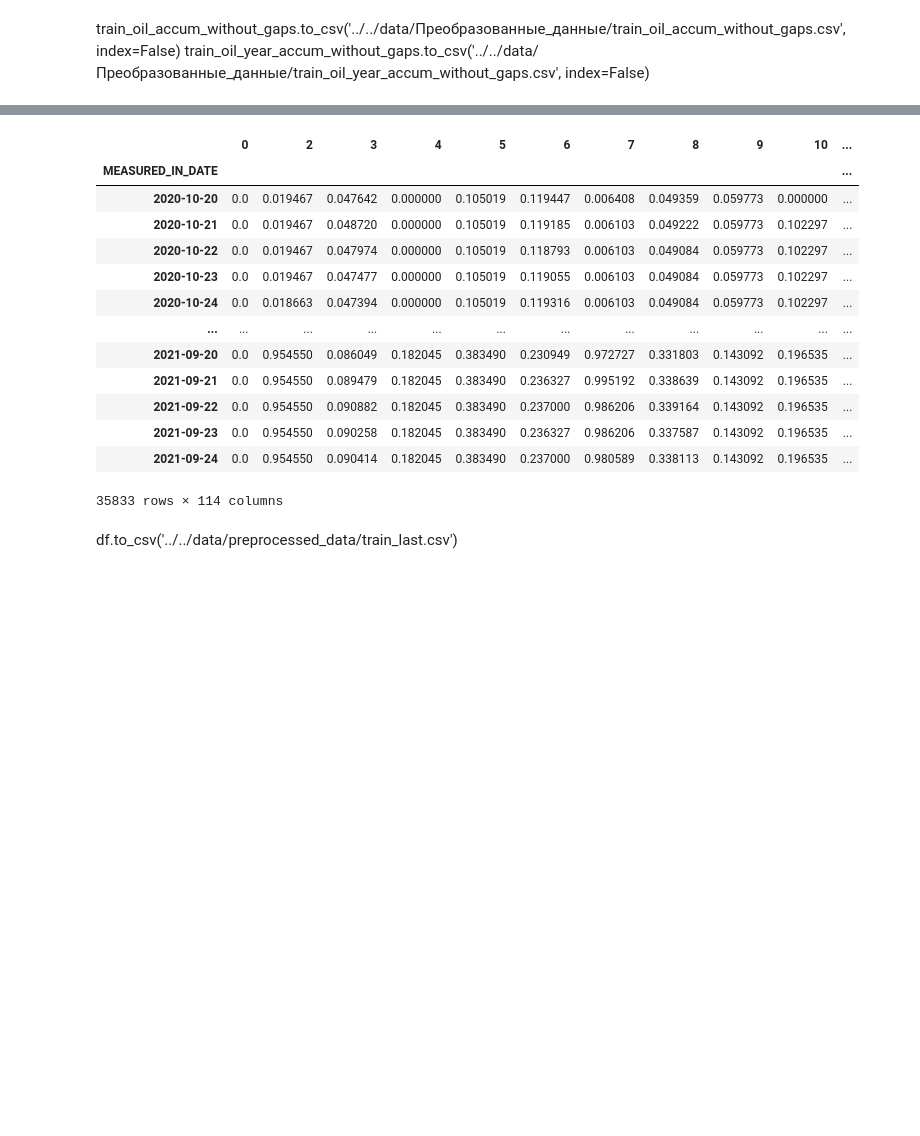
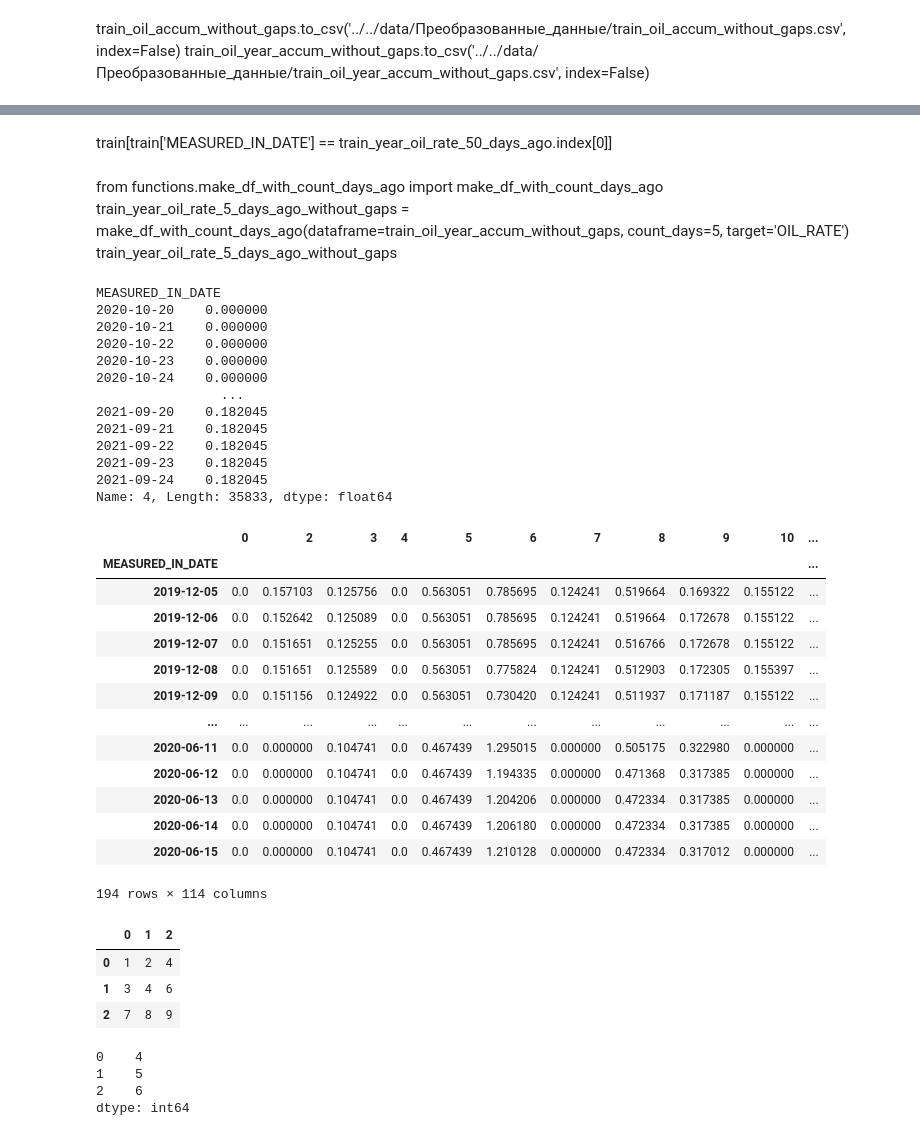
Before and after one commit to AleksanderTalmenev/oil_production_forecasting, a Jupyter notebook: project/prepare_dataframe/DataFrame.ipynb, the cells around one changed output, grey strips where cells are left out. Saved outputs shown, nothing was run; the diff lists cells and outputs as text; code cells hidden in the pictures; blank space fills up the shorter version.

```diff
--- a/project/prepare_dataframe/DataFrame.ipynb
+++ b/project/prepare_dataframe/DataFrame.ipynb
@@ -56,6 +57,3 @@ graph_wells.head()
 # %%
 train_oil_year_accum = pd.read_csv('../../data/preprocessed_data/train_oil_year_accum.csv')
 train_oil_year_accum['MEASURED_IN_DATE'] = pd.to_datetime(train_oil_year_accum['MEASURED_IN_DATE'])
-# %%
-train_oil_year_accum = pd.read_csv('../../data/preprocessed_data/train_oil_year_accum.csv')
-train_oil_year_accum_without_gaps = make_df_without_gaps(dataframe=train_oil_year_accum, date_column='MEASURED_IN_DATE', group_params='WELL_NAME')
@@ -160,23 +85,60 @@ from functions.uppend_inj_wells import uppend_inj_wells
+# %% [markdown]
+train[train['MEASURED_IN_DATE'] == train_year_oil_rate_50_days_ago.index[0]]
+# %% [markdown]
+from functions.make_df_with_count_days_ago import make_df_with_count_days_ago
+train_year_oil_rate_5_days_ago_without_gaps = make_df_with_count_days_ago(dataframe=train_oil_year_accum_without_gaps,
+                                                                count_days=5, target='OIL_RATE')
+train_year_oil_rate_5_days_ago_without_gaps
 # %%
 df = make_df_without_gaps(train_oil_year_accum, date_column='MEASURED_IN_DATE', group_params='WELL_NAME')
 df = make_df_with_count_days_ago(dataframe=df, count_days=50, target='OIL_RATE')
 df = uppend_p_zab(preproc_df=df, train_df=train_oil_year_accum)
-df = uppend_inj_wells(preproc_df=df, train_df=train, graph_wells=graph_wells)
-df
+df = uppend_inj_wells(preproc_df=df, train_df=train, distance=True, graph_wells=graph_wells)
+df[4]
 # %% [output]
-|  | 0 | 2 | 3 | 4 | 5 | 6 | 7 | 8 | 9 | 10 | ... |
-| MEASURED_IN_DATE |  |  |  |  |  |  |  |  |  |  | ... |
-| 2020-10-20 | 0.0 | 0.019467 | 0.047642 | 0.000000 | 0.105019 | 0.119447 | 0.006408 | 0.049359 | 0.059773 | 0.000000 | ... |
-| 2020-10-21 | 0.0 | 0.019467 | 0.048720 | 0.000000 | 0.105019 | 0.119185 | 0.006103 | 0.049222 | 0.059773 | 0.102297 | ... |
-| 2020-10-22 | 0.0 | 0.019467 | 0.047974 | 0.000000 | 0.105019 | 0.118793 | 0.006103 | 0.049084 | 0.059773 | 0.102297 | ... |
-| 2020-10-23 | 0.0 | 0.019467 | 0.047477 | 0.000000 | 0.105019 | 0.119055 | 0.006103 | 0.049084 | 0.059773 | 0.102297 | ... |
-| 2020-10-24 | 0.0 | 0.018663 | 0.047394 | 0.000000 | 0.105019 | 0.119316 | 0.006103 | 0.049084 | 0.059773 | 0.102297 | ... |
-| ... | ... | ... | ... | ... | ... | ... | ... | ... | ... | ... | ... |
-| 2021-09-20 | 0.0 | 0.954550 | 0.086049 | 0.182045 | 0.383490 | 0.230949 | 0.972727 | 0.331803 | 0.143092 | 0.196535 | ... |
-| 2021-09-21 | 0.0 | 0.954550 | 0.089479 | 0.182045 | 0.383490 | 0.236327 | 0.995192 | 0.338639 | 0.143092 | 0.196535 | ... |
-| 2021-09-22 | 0.0 | 0.954550 | 0.090882 | 0.182045 | 0.383490 | 0.237000 | 0.986206 | 0.339164 | 0.143092 | 0.196535 | ... |
-| 2021-09-23 | 0.0 | 0.954550 | 0.090258 | 0.182045 | 0.383490 | 0.236327 | 0.986206 | 0.337587 | 0.143092 | 0.196535 | ... |
-| 2021-09-24 | 0.0 | 0.954550 | 0.090414 | 0.182045 | 0.383490 | 0.237000 | 0.980589 | 0.338113 | 0.143092 | 0.196535 | ... |
-35833 rows × 114 columns
+MEASURED_IN_DATE
+2020-10-20    0.000000
+2020-10-21    0.000000
+2020-10-22    0.000000
+2020-10-23    0.000000
+2020-10-24    0.000000
+                ...
+2021-09-20    0.182045
+2021-09-21    0.182045
+2021-09-22    0.182045
+2021-09-23    0.182045
+2021-09-24    0.182045
+Name: 4, Length: 35833, dtype: float64
-# %% [markdown]
-df.to_csv('../../data/preprocessed_data/train_last.csv')
+# %%
+df[df['WELL_NAME'] == 4]
+# %% [output]
+|  | 0 | 2 | 3 | 4 | 5 | 6 | 7 | 8 | 9 | 10 | ... |
+| MEASURED_IN_DATE |  |  |  |  |  |  |  |  |  |  | ... |
+| 2019-12-05 | 0.0 | 0.157103 | 0.125756 | 0.0 | 0.563051 | 0.785695 | 0.124241 | 0.519664 | 0.169322 | 0.155122 | ... |
+| 2019-12-06 | 0.0 | 0.152642 | 0.125089 | 0.0 | 0.563051 | 0.785695 | 0.124241 | 0.519664 | 0.172678 | 0.155122 | ... |
+| 2019-12-07 | 0.0 | 0.151651 | 0.125255 | 0.0 | 0.563051 | 0.785695 | 0.124241 | 0.516766 | 0.172678 | 0.155122 | ... |
+| 2019-12-08 | 0.0 | 0.151651 | 0.125589 | 0.0 | 0.563051 | 0.775824 | 0.124241 | 0.512903 | 0.172305 | 0.155397 | ... |
+| 2019-12-09 | 0.0 | 0.151156 | 0.124922 | 0.0 | 0.563051 | 0.730420 | 0.124241 | 0.511937 | 0.171187 | 0.155122 | ... |
+| ... | ... | ... | ... | ... | ... | ... | ... | ... | ... | ... | ... |
+| 2020-06-11 | 0.0 | 0.000000 | 0.104741 | 0.0 | 0.467439 | 1.295015 | 0.000000 | 0.505175 | 0.322980 | 0.000000 | ... |
+| 2020-06-12 | 0.0 | 0.000000 | 0.104741 | 0.0 | 0.467439 | 1.194335 | 0.000000 | 0.471368 | 0.317385 | 0.000000 | ... |
+| 2020-06-13 | 0.0 | 0.000000 | 0.104741 | 0.0 | 0.467439 | 1.204206 | 0.000000 | 0.472334 | 0.317385 | 0.000000 | ... |
+| 2020-06-14 | 0.0 | 0.000000 | 0.104741 | 0.0 | 0.467439 | 1.206180 | 0.000000 | 0.472334 | 0.317385 | 0.000000 | ... |
+| 2020-06-15 | 0.0 | 0.000000 | 0.104741 | 0.0 | 0.467439 | 1.210128 | 0.000000 | 0.472334 | 0.317012 | 0.000000 | ... |
+194 rows × 114 columns
+# %%
+a = pd.DataFrame([[1, 2, 4], [3, 4, 6], [7, 8, 9]])
+a
+# %% [output]
+|  | 0 | 1 | 2 |
+| 0 | 1 | 2 | 4 |
+| 1 | 3 | 4 | 6 |
+| 2 | 7 | 8 | 9 |
+# %%
+b = pd.Series([4, 5, 6])
+b
+# %% [output]
+0    4
+1    5
+2    6
+dtype: int64
```
Also changed, not shown: parts of 18 cells of this notebook, 36 other files.
